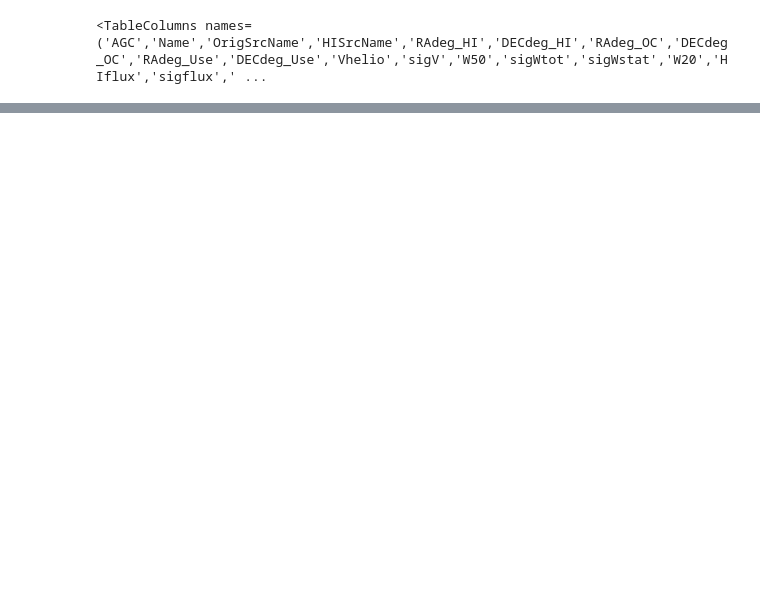
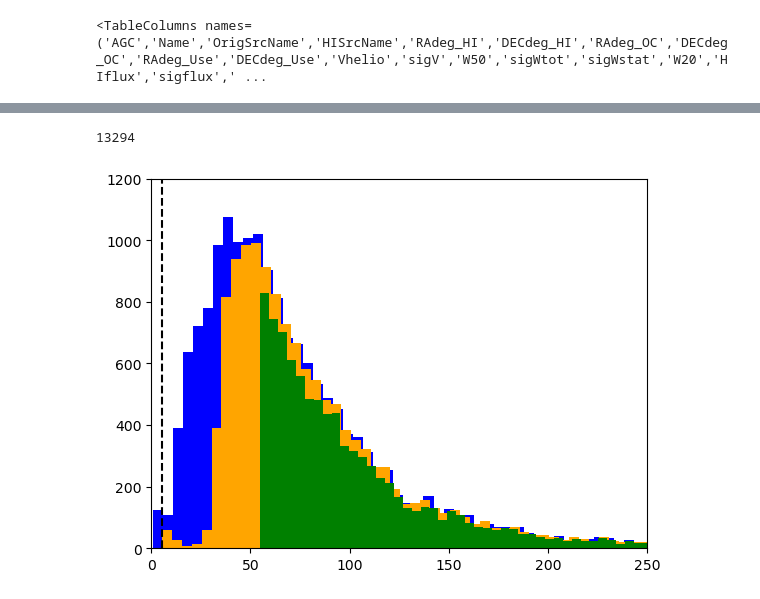
Before and after one commit to EvanBarkus/WISESize_Project, a Jupyter notebook: StudentFigure.ipynb, the cells around one changed output, grey strips where cells are left out. Cells and saved outputs as stored; diff of their text form; code cells hidden in the pictures; blank space fills up the shorter version.

```diff
--- a/StudentFigure.ipynb
+++ b/StudentFigure.ipynb
@@ -127,0 +139,30 @@ NameError: name 'hdu_list' is not defined
+# %%
+#sc50 = cuttab['SERSIC_TH50']
+#pet50 = cuttab['PETROTH50']
+
+radmin1 = 55
+rad_eff11 = myTab['SERSIC_TH50']
+rad_eff21 = myTab['petroR50_r']
+sizeflag1 = (rad_eff11>radmin1) | (rad_eff21>radmin1)
+
+r3size = SNRflag & sizeflag1 & zflag
+cut3 = myTab[r3size]
+
+cut = SNRflag & zflag
+tab=myTab[cut]
+
+#r50 = (sc50>0) | (pet50>0)
+petroR901=tab['PETROTH90']
+petroR902=cuttab['PETROTH90'] #cuttab['PETROTH50']
+
+p901 = np.array(tab['PETROTH90'])
+p902 = np.array(cuttab['PETROTH90'])
+p903 = np.array(tab['PETROTH90'])
+
+p1 = (p901 != 0)
+p2 = (p902 > 1.7)
+p3 = (p901 > 17.4)
+
+p90_01 = p901[p1]
+p90_02 = p902[p2]
+p90_03 = p903[p3]
@@ -127,0 +181,11 @@ NameError: name 'hdu_list' is not defined
+# %%
+plt.hist(3.16*p90_01,bins=95,color='blue') #3.16*
+plt.hist(3.16*p90_02,bins=95,color='orange')
+plt.hist(3.16*p90_03,bins=95,color='green')
+plt.axvline(x = 5.5, color = 'black', linestyle='dashed')
+plt.ylim(0,1200)
+plt.xlim(0,250)
+print(len(p90_02))
+# %% [output]
+13294
+[figure, added]
```
Also changed, not shown: parts of 12 cells of this notebook.
